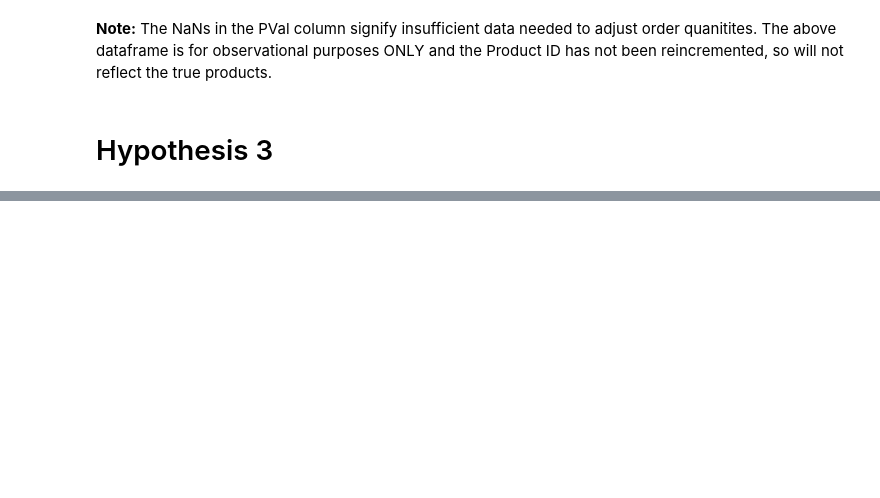
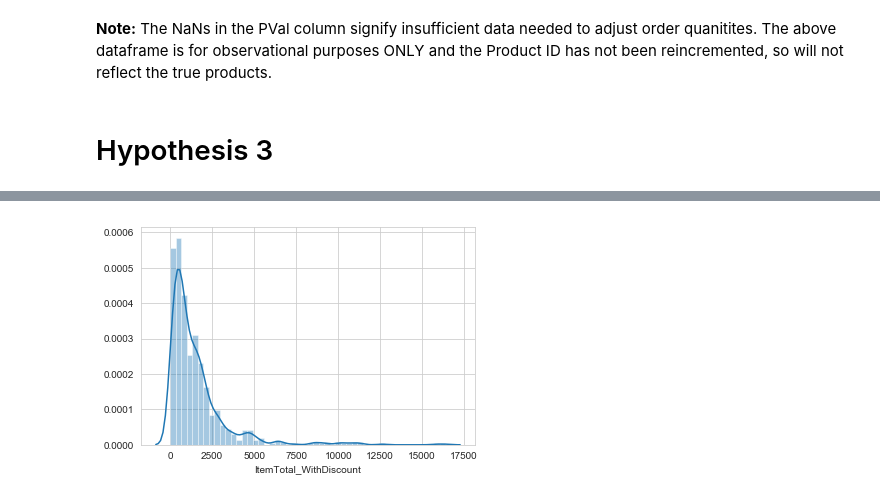
Before and after one commit to akelly66/Flatiron-School, a Jupyter notebook: Mod03/Mod03-Final-Project/Mod03 Final Project.ipynb, the cells around one changed output, grey strips where cells are left out. Saved outputs shown, nothing was run; the diff lists cells and outputs as text; code cells hidden in the pictures; blank space fills up the shorter version.

```diff
--- a/Mod03/Mod03-Final-Project/Mod03 Final Project.ipynb
+++ b/Mod03/Mod03-Final-Project/Mod03 Final Project.ipynb
@@ -407,0 +437,6 @@ This is a two-tailed t-test.
+# %%
+total_by_country = total_by_country.reset_index()
+# %%
+sns.distplot(total_by_country.ItemTotal_WithDiscount);
+# %% [output]
+[figure, added]
```
Also changed, not shown: parts of 10 cells of this notebook.
